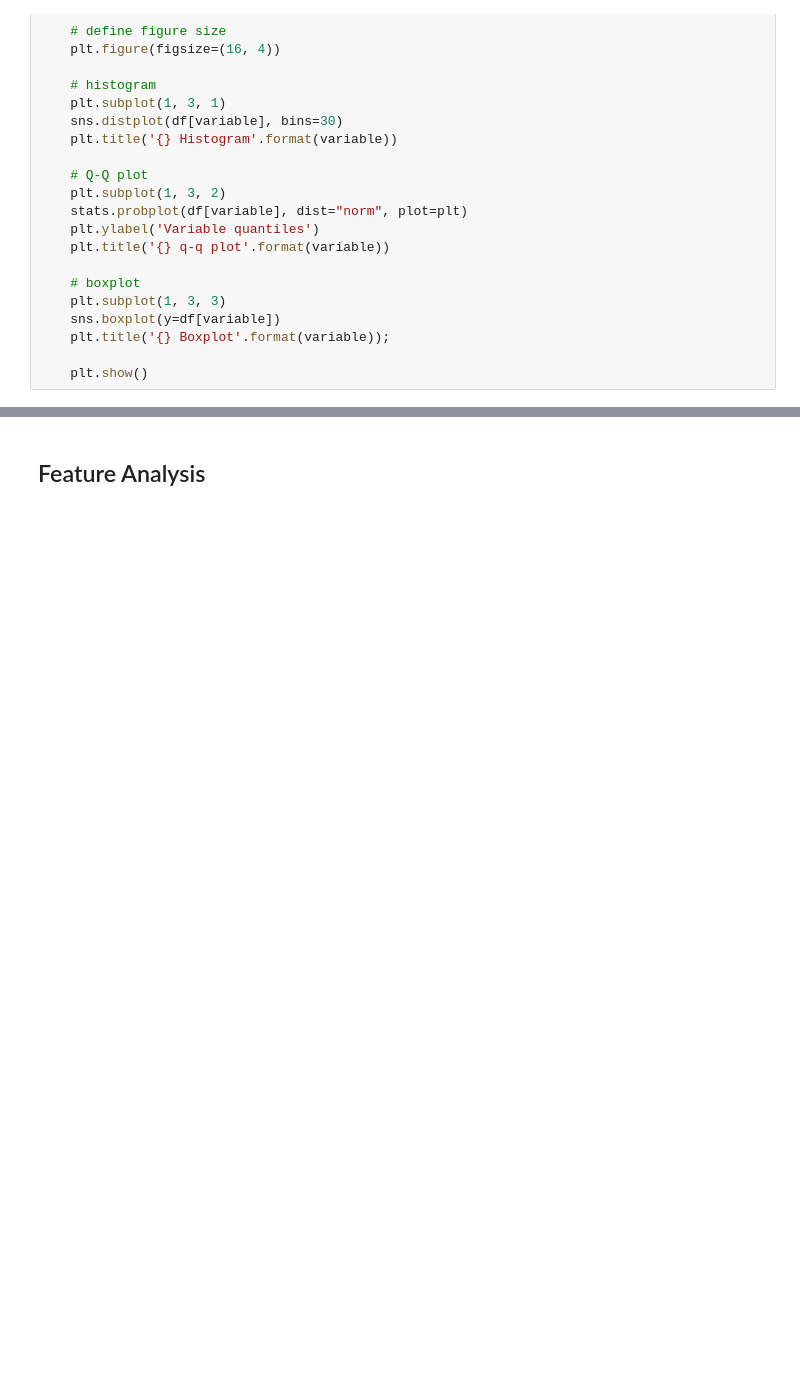
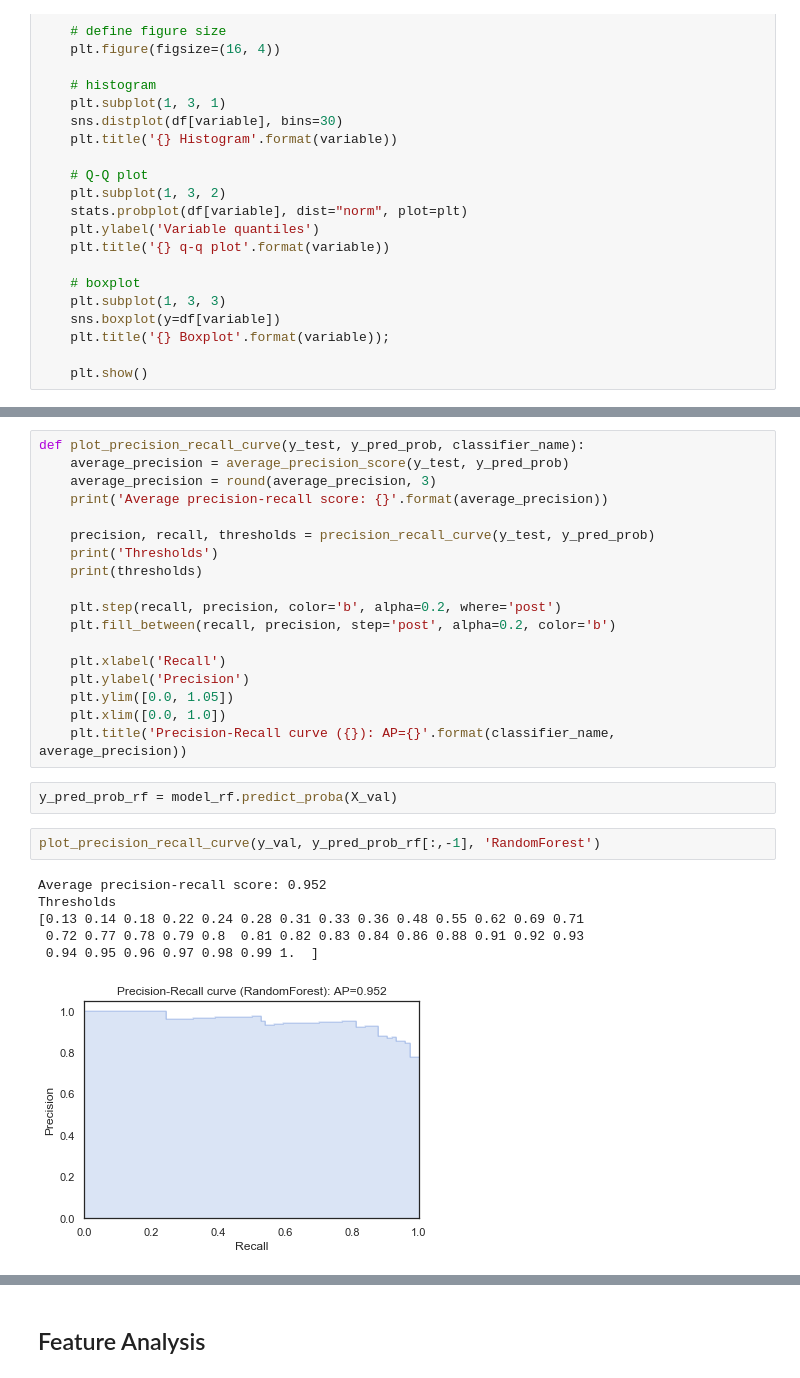
Before and after one commit to ck-unifr/challenge_may_20, a Jupyter notebook: notebook/bi_challenge_solution_may_20.ipynb, the cells around one changed output, grey strips where cells are left out. Drawn from its saved outputs; the diff is of its cells as text; blank space fills up the shorter version.

```diff
--- a/notebook/bi_challenge_solution_may_20.ipynb
+++ b/notebook/bi_challenge_solution_may_20.ipynb
@@ -642,0 +895,29 @@ for col in cols:
+# %%
+def plot_precision_recall_curve(y_test, y_pred_prob, classifier_name):
+    average_precision = average_precision_score(y_test, y_pred_prob)
+    average_precision = round(average_precision, 3)
+    print('Average precision-recall score: {}'.format(average_precision))
+
+    precision, recall, thresholds = precision_recall_curve(y_test, y_pred_prob)
+    print('Thresholds')
+    print(thresholds)
+
+    plt.step(recall, precision, color='b', alpha=0.2, where='post')
+    plt.fill_between(recall, precision, step='post', alpha=0.2, color='b')
+
+    plt.xlabel('Recall')
+    plt.ylabel('Precision')
+    plt.ylim([0.0, 1.05])
+    plt.xlim([0.0, 1.0])
+    plt.title('Precision-Recall curve ({}): AP={}'.format(classifier_name, average_precision))
+# %%
+y_pred_prob_rf = model_rf.predict_proba(X_val)
+# %%
+plot_precision_recall_curve(y_val, y_pred_prob_rf[:,-1], 'RandomForest')
+# %% [output]
+Average precision-recall score: 0.952
+Thresholds
+[0.13 0.14 0.18 0.22 0.24 0.28 0.31 0.33 0.36 0.48 0.55 0.62 0.69 0.71
+ 0.72 0.77 0.78 0.79 0.8  0.81 0.82 0.83 0.84 0.86 0.88 0.91 0.92 0.93
+ 0.94 0.95 0.96 0.97 0.98 0.99 1.  ]
+[figure, added]
```
Also changed, not shown: parts of 40 cells of this notebook.
